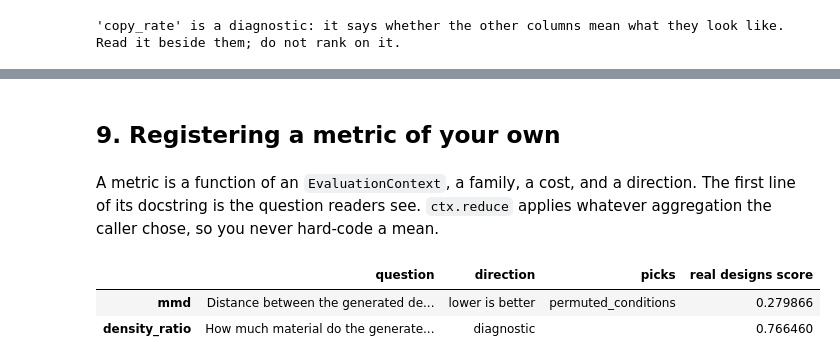
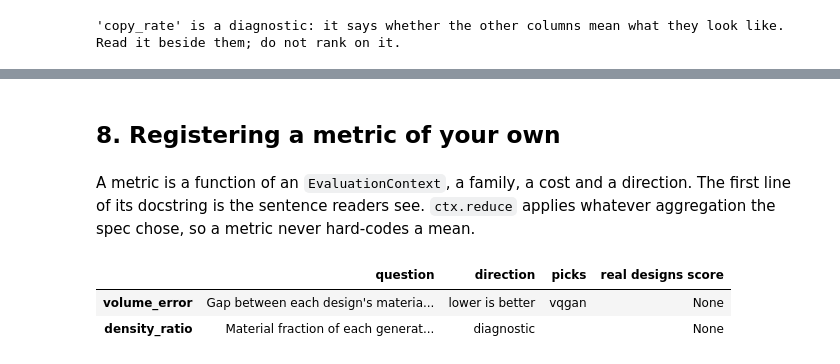
Before and after one commit to IDEALLab/EngiOpt, a Jupyter notebook: example_metrics_suite.ipynb, the cells around one changed output, grey strips where cells are left out. Drawn from its saved outputs; the diff is of its cells as text; code cells hidden in the pictures.

```diff
--- a/example_metrics_suite.ipynb
+++ b/example_metrics_suite.ipynb
@@ -28,8 +29,9 @@ from engiopt.evaluation.registry import METRICS
 # Importing the metrics package registers the built-in metrics.
 import engiopt.evaluation.metrics  # noqa: F401  # isort: skip
 
-warnings.filterwarnings("ignore", category=UserWarning, module="gymnasium")
+warnings.filterwarnings("ignore")
 pd.set_option("display.max_colwidth", None)
+pd.set_option("display.width", 200)
 
 METRICS.explain()
 # %% [output]
@@ -148,0 +140,21 @@ Ask the board to read itself:
+# %%
+from engiopt.evaluation.board import Board
+from engiopt.utils.all_generators import BUILTIN_GENERATORS
+
+EXPENSIVE = True  # set False to skip the optimizer and get the cheap columns in seconds
+
+
+def load(name, fingerprint=None):
+    """The published beams2d checkpoint of a model family at training seed one."""
+    return BUILTIN_GENERATORS[name].from_pretrained(
+        evaluator.problem, problem_id="beams2d", seed=1, config_fingerprint=fingerprint
+    )
+
+
+fast_models = {
+    "cgan_cnn_2d": load("cgan_cnn_2d", "825831f6"),
+    "gan_cnn_2d": load("gan_cnn_2d", "6293adb3"),
+    "vqgan": load("vqgan"),
+}
+board = Board.from_evaluator(evaluator, fast_models, expensive=EXPENSIVE)
+board.frame.round(4)
@@ -148,0 +167,5 @@ Ask the board to read itself:
+# %%
+diffusion = Board.from_evaluator(evaluator, {"diffusion_2d_cond": load("diffusion_2d_cond")}, expensive=EXPENSIVE)
+board.frame = pd.concat([board.frame, diffusion.frame])
+board.designs.update(diffusion.designs)
+diffusion.frame.round(4)
@@ -148,0 +176,5 @@ Ask the board to read itself:
+# %%
+probes = Board.from_evaluator(evaluator, {}, designs=CONSTRUCTIONS, expensive=EXPENSIVE)
+board.frame = pd.concat([board.frame, probes.frame])
+board.designs.update(probes.designs)
+board.frame.round(4)
@@ -266,22 +309,21 @@ board.evaluate(MODELS, space="pca", width=8)
 # %% [markdown]
-## 9. Registering a metric of your own
+## 8. Registering a metric of your own
 # %% [markdown]
-A metric is a function of an `EvaluationContext`, a family, a cost, and a direction.
-The first line of its docstring is the question readers see. `ctx.reduce` applies
-whatever aggregation the caller chose, so you never hard-code a mean.
+A metric is a function of an `EvaluationContext`, a family, a cost and a direction.
+The first line of its docstring is the sentence readers see. `ctx.reduce` applies
+whatever aggregation the spec chose, so a metric never hard-codes a mean.
 # %%
 from engiopt.evaluation.registry import register_metric
 
 
 @register_metric("density_ratio", family="feasibility", cost="cheap", higher_is_better=None)
 def density_ratio(ctx):
-    """How much material do the generated designs use, relative to the reference optima?"""
+    """Material fraction of each generated design over that of the reference optima. One means the same amount of material."""
     return float(ctx.reduce(ctx.gen_flat.mean(axis=1)) / ctx.ref_flat.mean())
 
 
-board.evaluate(MODELS, metrics=["mmd", "density_ratio"])
-board.explain()
+Board.from_evaluator(evaluator, {}, designs=board.designs, metrics=["volume_error", "density_ratio"]).explain()
 # %% [output]
 |  | question | direction | picks | real designs score |
-| mmd | Distance between the generated de... | lower is better | permuted_conditions | 0.279866 |
-| density_ratio | How much material do the generate... | diagnostic |  | 0.766460 |
+| volume_error | Gap between each design's materia... | lower is better | vqgan | None |
+| density_ratio | Material fraction of each generat... | diagnostic |  | None |
```
Also changed, not shown: parts of 42 cells of this notebook, 3 other files.
